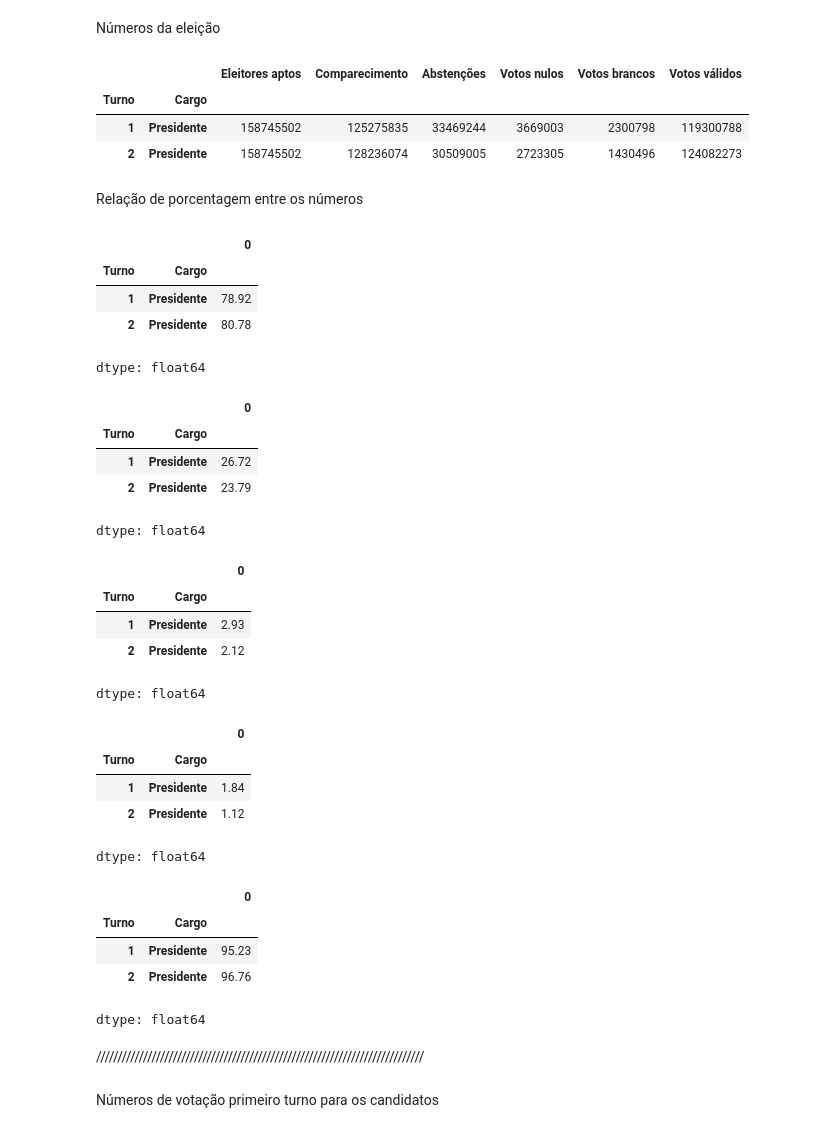
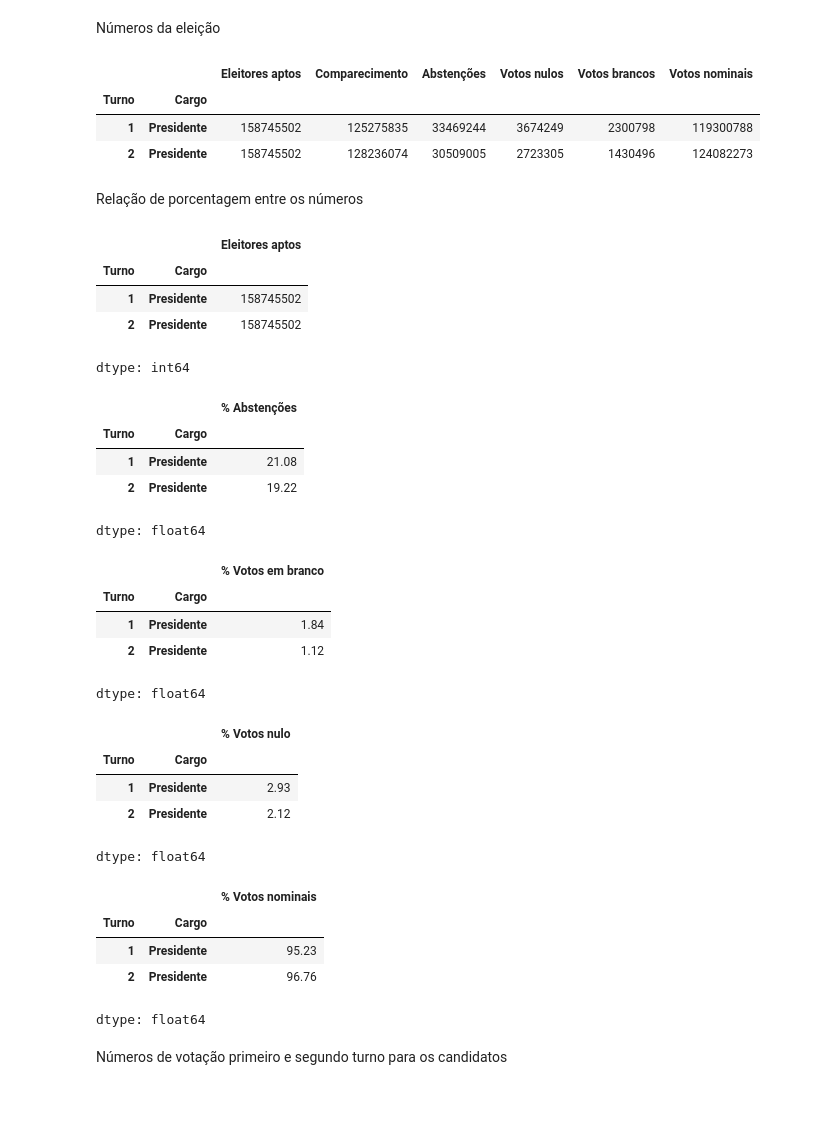
Before and after one commit to Arthxzs/Analise_Eleitoral_2026, a Jupyter notebook: Análise_votação.ipynb, the cells around one changed output. Cells and saved outputs as stored; diff of their text form; code cells hidden in the pictures; blank space fills up the shorter version.

```diff
--- a/Análise_votação.ipynb
+++ b/Análise_votação.ipynb
@@ -15,71 +17,63 @@ Montagem dos dois DF
 # %%
 import pandas as pd
 
-usecols1 = ["NR_TURNO", "SG_UF", "SG_UE", "NM_UE", "NM_MUNICIPIO", "QT_APTOS", "QT_COMPARECIMENTO", "QT_VOTOS_BRANCOS", "DS_CARGO", "QT_ABSTENCOES", "QT_TOTAL_VOTOS_VALIDOS", "QT_VOTOS_NULOS"] # Selecionando colunas relevantes para a análise
+usecols1 = ["NR_TURNO", "SG_UF", "SG_UE", "NM_UE", "NM_MUNICIPIO", "CD_MUNICIPIO", "QT_APTOS", "QT_COMPARECIMENTO", "QT_VOTOS_BRANCOS", "DS_CARGO", "QT_ABSTENCOES", "QT_TOTAL_VOTOS_VALIDOS", "QT_TOTAL_VOTOS_NULOS"] # Selecionando colunas relevantes para a análise
 df1 = pd.read_csv("detalhe_votacao_munzona_2026_BRASIL.csv", encoding="ISO-8859-1", sep=";", usecols=usecols1) #Detalhes da votação
 
-usecols2 = ["NM_TIPO_ELEICAO", "SG_UF", "SG_UE", "NM_UE", "NR_TURNO", "DS_ELEICAO", "NM_MUNICIPIO", "DS_CARGO", "QT_VOTOS_NOMINAIS", "NR_CANDIDATO", "NM_CANDIDATO", "NM_PARTIDO", "QT_VOTOS_NOMINAIS_VALIDOS"]
+usecols2 = ["NM_TIPO_ELEICAO", "SG_UF", "SG_UE", "NM_UE", "CD_MUNICIPIO", "NR_TURNO", "DS_ELEICAO", "NM_MUNICIPIO", "DS_CARGO", "QT_VOTOS_NOMINAIS", "NR_CANDIDATO", "NM_CANDIDATO", "NM_PARTIDO", "QT_VOTOS_NOMINAIS_VALIDOS"]
 df2 = pd.read_csv("votacao_candidato_munzona_2026_BRASIL.csv", encoding="ISO-8859-1", sep=";", usecols=usecols2) # Números de votação dos candidatos
 # %% [markdown]
 Números da eleição
 # %%
 numeros_pres = (df1["DS_CARGO"] == "Presidente") #& (df1["NR_TURNO"] == 2) # & (df1["SG_UF"] == "ZZ")
 
-numeros_pres = df1[numeros_pres].groupby(["NR_TURNO", "DS_CARGO"])[["QT_APTOS", "QT_COMPARECIMENTO", "QT_ABSTENCOES", "QT_VOTOS_NULOS", "QT_VOTOS_BRANCOS", "QT_TOTAL_VOTOS_VALIDOS"]].sum(numeric_only=True).sort_values("QT_TOTAL_VOTOS_VALIDOS", ascending=True)
-numeros_pres = numeros_pres.rename(columns={"QT_APTOS": "Eleitores aptos", "QT_COMPARECIMENTO": "Comparecimento", "QT_ABSTENCOES": "Abstenções", "QT_VOTOS_NULOS": "Votos nulos", "QT_VOTOS_BRANCOS": "Votos brancos", "QT_TOTAL_VOTOS_VALIDOS": "Votos válidos"})
+numeros_pres = df1[numeros_pres].groupby(["NR_TURNO", "DS_CARGO"])[["QT_APTOS", "QT_COMPARECIMENTO", "QT_ABSTENCOES", "QT_TOTAL_VOTOS_NULOS", "QT_VOTOS_BRANCOS", "QT_TOTAL_VOTOS_VALIDOS"]].sum(numeric_only=True).sort_values("QT_TOTAL_VOTOS_VALIDOS", ascending=True)
+numeros_pres = numeros_pres.rename(columns={"QT_APTOS": "Eleitores aptos", "QT_COMPARECIMENTO": "Comparecimento", "QT_ABSTENCOES": "Abstenções", "QT_TOTAL_VOTOS_NULOS": "Votos nulos", "QT_VOTOS_BRANCOS": "Votos brancos", "QT_TOTAL_VOTOS_VALIDOS": "Votos nominais"})
 numeros_pres = numeros_pres.rename_axis(index={"NR_TURNO": "Turno", "DS_CARGO": "Cargo"})
 #numeros_t1 = numeros_t1.reset_index()
 
 display(numeros_pres)
 # %% [output]
-|  |  | Eleitores aptos | Comparecimento | Abstenções | Votos nulos | Votos brancos | Votos válidos |
+|  |  | Eleitores aptos | Comparecimento | Abstenções | Votos nulos | Votos brancos | Votos nominais |
 | Turno | Cargo |  |  |  |  |  |  |
-| 1 | Presidente | 158745502 | 125275835 | 33469244 | 3669003 | 2300798 | 119300788 |
+| 1 | Presidente | 158745502 | 125275835 | 33469244 | 3674249 | 2300798 | 119300788 |
 | 2 | Presidente | 158745502 | 128236074 | 30509005 | 2723305 | 1430496 | 124082273 |
 # %% [markdown]
 Relação de porcentagem entre os números
 # %%
-porc_comp = round(((numeros_pres["Comparecimento"] / numeros_pres["Eleitores aptos"]) * 100), 2)
+numeros_pres["% Comparecimento"] = round(((numeros_pres["Comparecimento"] / numeros_pres["Eleitores aptos"]) * 100), 2)
+numeros_pres["% Abstenções"] = round(((numeros_pres["Abstenções"] / numeros_pres["Eleitores aptos"]) * 100), 2)
+numeros_pres["% Votos em branco"] = round(((numeros_pres["Votos brancos"] / numeros_pres["Comparecimento"]) * 100), 2)
+numeros_pres["% Votos nulo"] = round(((numeros_pres["Votos nulos"] / numeros_pres["Comparecimento"]) * 100), 2)
+numeros_pres["% Votos nominais"] = round((numeros_pres["Votos nominais"] / (numeros_pres["Comparecimento"]) * 100), 2)
 
-porc_abst = round(((numeros_pres["Abstenções"] / numeros_pres["Comparecimento"]) * 100), 2)
-
-porc_null = round(((numeros_pres["Votos nulos"] / numeros_pres["Comparecimento"]) * 100), 2)
-
-porc_branc = round(((numeros_pres["Votos brancos"] / numeros_pres["Comparecimento"]) * 100), 2)
-
-porc_vali = round(((numeros_pres["Votos válidos"] / numeros_pres["Comparecimento"]) * 100), 2)
-
-
-
-display(porc_comp, porc_abst, porc_null, porc_branc, porc_vali)
+display(numeros_pres["Eleitores aptos"], numeros_pres["% Abstenções"], numeros_pres["% Votos em branco"], numeros_pres["% Votos nulo"], numeros_pres["% Votos nominais"])
 # %% [output]
-|  |  | 0 |
+|  |  | Eleitores aptos |
 | Turno | Cargo |  |
-| 1 | Presidente | 78.92 |
-| 2 | Presidente | 80.78 |
+| 1 | Presidente | 158745502 |
+| 2 | Presidente | 158745502 |
-dtype: float64
+dtype: int64
-|  |  | 0 |
+|  |  | % Abstenções |
 | Turno | Cargo |  |
-| 1 | Presidente | 26.72 |
-| 2 | Presidente | 23.79 |
+| 1 | Presidente | 21.08 |
+| 2 | Presidente | 19.22 |
 dtype: float64
-|  |  | 0 |
+|  |  | % Votos em branco |
 | Turno | Cargo |  |
-| 1 | Presidente | 2.93 |
-| 2 | Presidente | 2.12 |
+| 1 | Presidente | 1.84 |
+| 2 | Presidente | 1.12 |
 dtype: float64
-|  |  | 0 |
+|  |  | % Votos nulo |
 | Turno | Cargo |  |
-| 1 | Presidente | 1.84 |
-| 2 | Presidente | 1.12 |
+| 1 | Presidente | 2.93 |
+| 2 | Presidente | 2.12 |
 dtype: float64
-|  |  | 0 |
+|  |  | % Votos nominais |
 | Turno | Cargo |  |
 | 1 | Presidente | 95.23 |
 | 2 | Presidente | 96.76 |
 dtype: float64
-# %% [markdown]
-/////////////////////////////////////////////////////////////////////////////
 # %% [markdown]
-Números de votação primeiro turno para os candidatos
+Números de votação primeiro e segundo turno para os candidatos
 # %%
```
Also changed, not shown: parts of 23 cells of this notebook.
